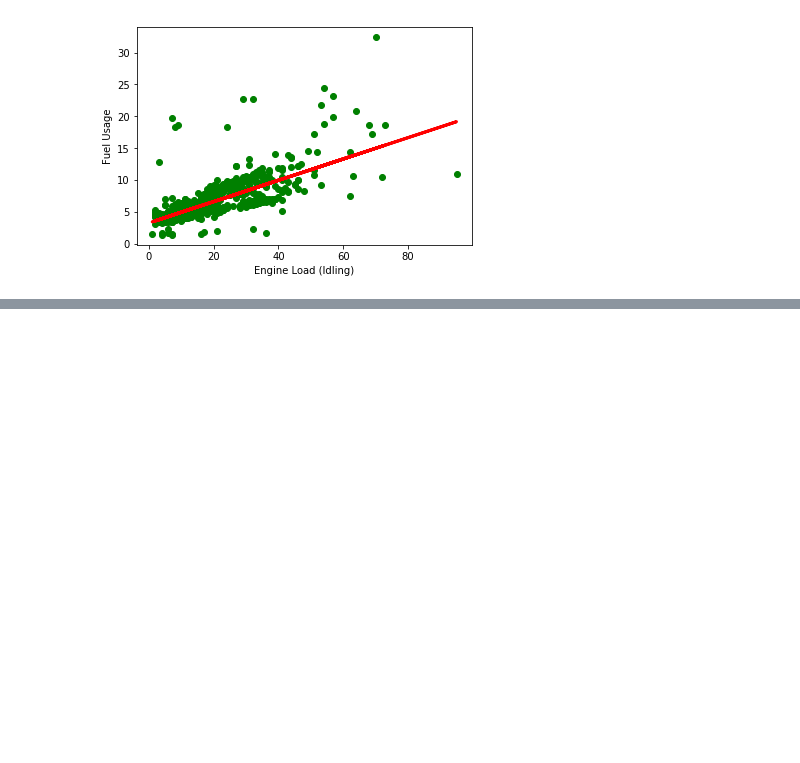
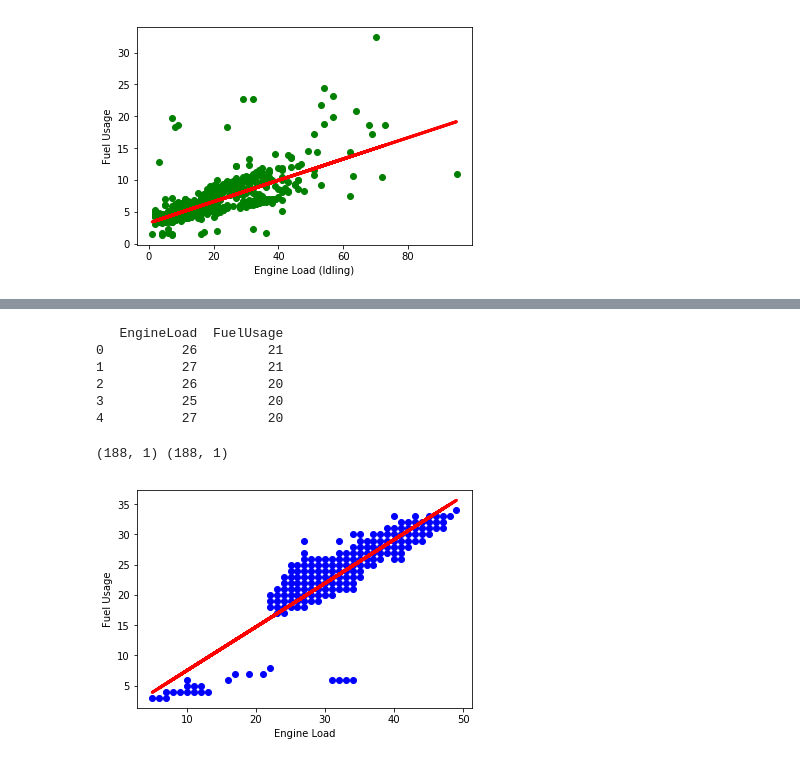
Before and after one commit to GauriShah/ConcertIoT, a Jupyter notebook: ElFuAnalysis.ipynb, the cells around one changed output, grey strips where cells are left out. Saved outputs shown, nothing was run; the diff lists cells and outputs as text; code cells hidden in the pictures; blank space fills up the shorter version.

```diff
--- a/ElFuAnalysis.ipynb
+++ b/ElFuAnalysis.ipynb
@@ -343,0 +385,6 @@ plt.show()
+# %%
+df_int['ElFu'] = df_int.apply(lambda row: ' '.join([str(int(val)) for val in row]), axis=1)
+# %%
+df_int1 = pd.DataFrame(np.array(np.array(df_int['ElFu'].value_counts().keys().values)), columns=['Values'])
+df_int1['Counts'] = df_int['ElFu'].value_counts().values
+print(df_int1.head())
@@ -343,0 +407,4 @@ plt.show()
+# %%
+df_int2 = df_int1.loc[df_int1['Counts'] >= 10]
+print(df_int2.info())
+print(df_int2.head())
@@ -343,0 +426,30 @@ plt.show()
+# %%
+df_int3 = df_int2['Values'].apply(lambda x: pd.Series(x.split(' ')))
+df_int3.columns =['EngineLoad', 'FuelUsage']
+df_int3.EngineLoad = df_int3.EngineLoad.astype(np.int64)
+df_int3.FuelUsage = df_int3.FuelUsage.astype(np.int64)
+print(df_int3.head())
+# %% [output]
+   EngineLoad  FuelUsage
+0          26         21
+1          27         21
+2          26         20
+3          25         20
+4          27         20
+# %%
+X4 = np.matrix(df_int3['EngineLoad'].values).T
+y4 = np.matrix(df_int3['FuelUsage'].values).T
+print(X4.shape, y4.shape)
+
+regr = linear_model.LinearRegression()
+regr.fit(X4, y4)
+
+plt.scatter(X4, y4, color='blue')
+plt.plot(X4, regr.predict(X4), color='red', linewidth=3)
+
+plt.xlabel('Engine Load')
+plt.ylabel('Fuel Usage')
+plt.show()
+# %% [output]
+(188, 1) (188, 1)
+[figure, added]
```
Also changed, not shown: parts of 14 cells of this notebook.
